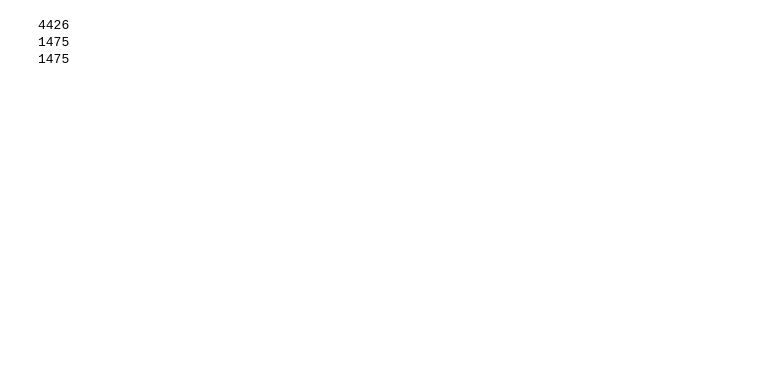
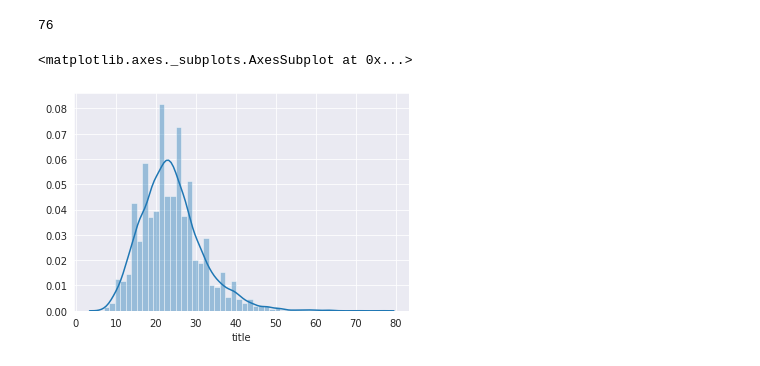
Before and after one commit to masayakondo/jupyter_notebook, a Jupyter notebook: BertClassifier.ipynb, the cells around one changed output. Cells and saved outputs as stored; diff of their text form; code cells hidden in the pictures; blank space fills up the shorter version.

```diff
--- a/BertClassifier.ipynb
+++ b/BertClassifier.ipynb
@@ -102,0 +7,10 @@ print(df[len_0_2:].shape)
+# %%
+# タイトルとカテゴリーのデータセットを読み込み
+import pickle
+import pandas as pd
+drive_dir = "drive/My Drive/Colab Notebooks/livedoor_data/"
+
+with open(drive_dir + "livedoor_title_category.pickle", 'rb') as f:
+  livedoor_data = pickle.load(f)
+
+livedoor_data.head()
@@ -102,0 +24,19 @@ print(df[len_0_2:].shape)
+# %%
+# カテゴリーのリストをデータセットから取得
+categories = list(set(livedoor_data['category']))
+print(categories)
+
+# カテゴリーのID辞書を作成
+id2cat = dict(zip(list(range(len(categories))), categories))
+cat2id = dict(zip(categories, list(range(len(categories)))))
+print(id2cat)
+print(cat2id)
+
+# DataFrameにカテゴリーID列を追加
+livedoor_data['category_id'] = livedoor_data['category'].map(cat2id)
+
+# 念の為シャッフル
+livedoor_data = livedoor_data.sample(frac=1).reset_index(drop=True)
+
+livedoor_data = livedoor_data[['title', 'category_id']]
+livedoor_data.head()
@@ -161,15 +94,11 @@ W0713 20:36:1
-# %%
-# torchtext.data.Datasetのsplit関数で訓練データと検証データを分ける
-# train_eval：5901個、test：1475個
-import random
-dataset_train, dataset_eval = dataset_train_eval.split(
-    split_ratio=1.0 - 1475/5901, random_state=random.seed(1234))
-
-# datasetの長さを確認してみる
-print(dataset_train.__len__())
-print(dataset_eval.__len__())
-print(dataset_test.__len__())
-# %% [output]
-4426
-1475
-1475
+# %%
+# 日本語BERTで扱える文章の長さ（分かち書きの数）は512だけど、livedoorニュースのタイトルの長さは最大でもCLS, SEPトークン入れても76
+import seaborn as sns
+sns.set_style('darkgrid')
+title_length = livedoor_data['title'].map(tokenizer.encode).map(len)
+print(max(title_length))
+sns.distplot(title_length)
+# %% [output]
+76
+<matplotlib.axes._subplots.AxesSubplot at 0x...>
+[figure, added]
```
Also changed, not shown: parts of 25 cells of this notebook.
